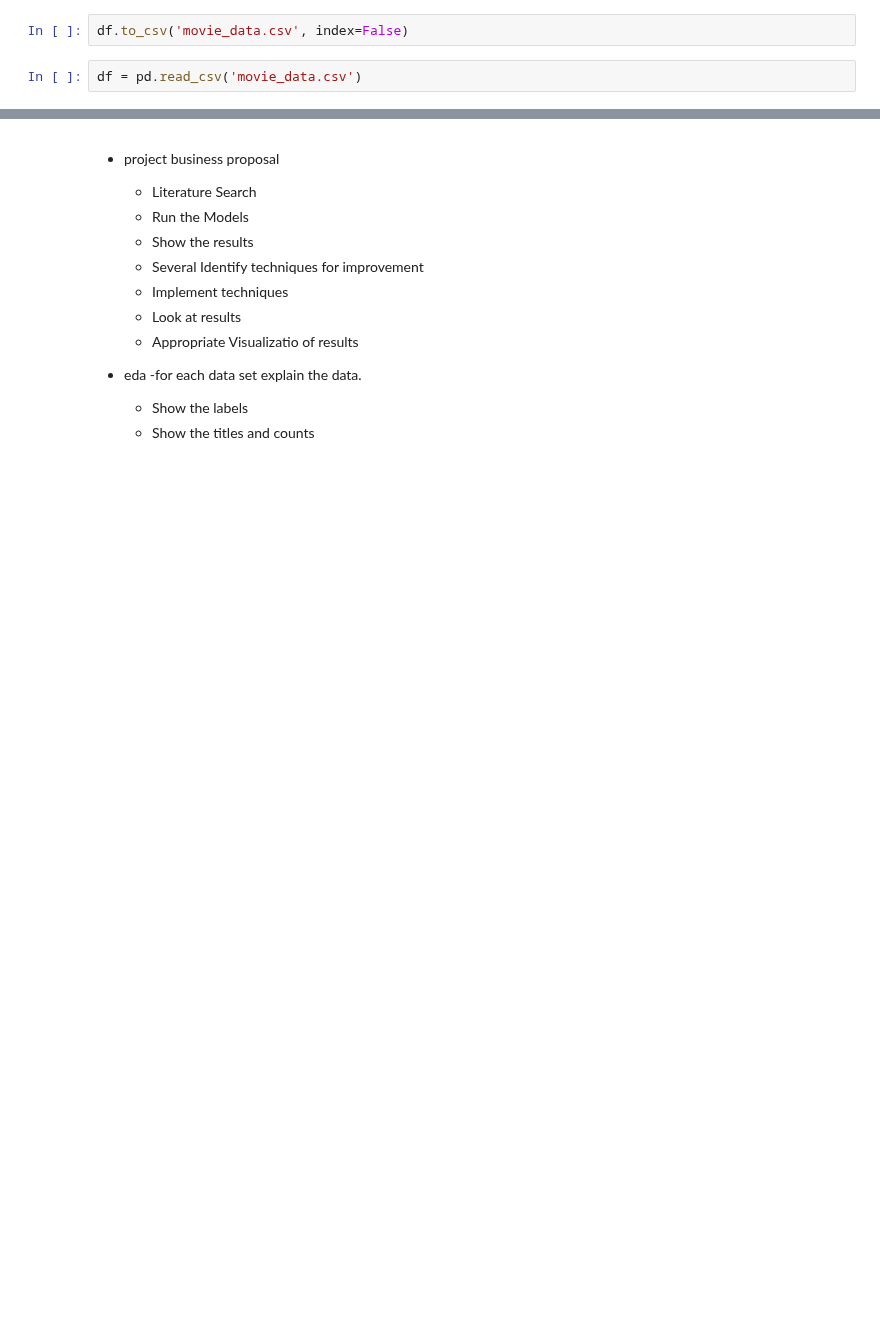
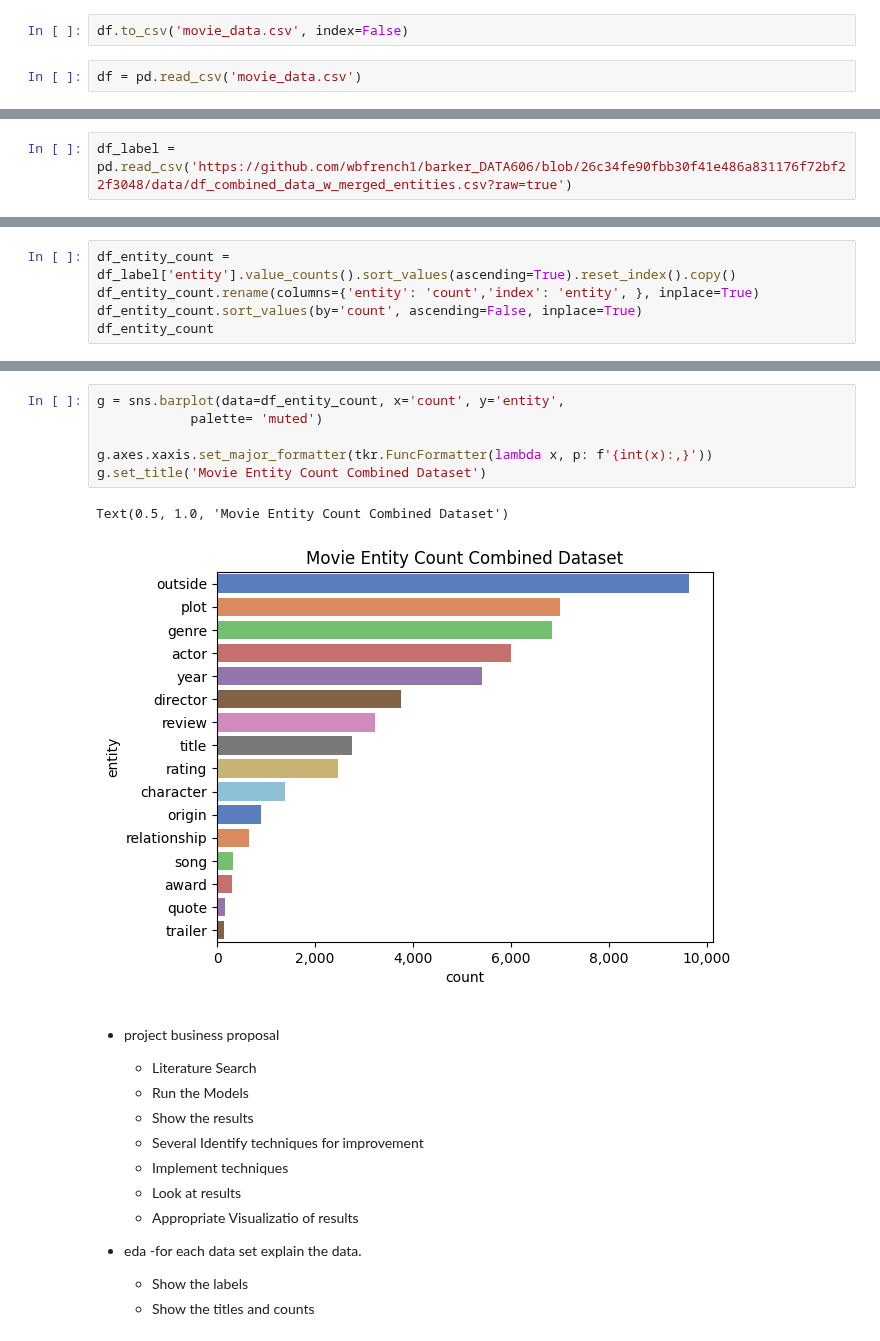
Before and after one commit to wbfrench1/barker_DATA606, a Jupyter notebook: src/proposal_eda.ipynb, the cells around one changed output, grey strips where cells are left out. Saved outputs shown, nothing was run; the diff lists cells and outputs as text; blank space fills up the shorter version.

Commit message:
Updated the Exploratory Data Analysis

```diff
--- a/src/proposal_eda.ipynb
+++ b/src/proposal_eda.ipynb
@@ -781,0 +908,2 @@ df = pd.read_csv('movie_data.csv')
+# %%
+df_label = pd.read_csv('https://github.com/wbfrench1/barker_DATA606/blob/26c34fe90fbb30f41e486a831176f72bf22f3048/data/df_combined_data_w_merged_entities.csv?raw=true')
@@ -781,0 +945,5 @@ df = pd.read_csv('movie_data.csv')
+# %%
+df_entity_count = df_label['entity'].value_counts().sort_values(ascending=True).reset_index().copy()
+df_entity_count.rename(columns={'entity': 'count','index': 'entity', }, inplace=True)
+df_entity_count.sort_values(by='count', ascending=False, inplace=True)
+df_entity_count
@@ -782,3 +968,12 @@ df = pd.read_csv('movie_data.csv')
+# %%
+g = sns.barplot(data=df_entity_count, x='count', y='entity',
+            palette= 'muted')
+
+g.axes.xaxis.set_major_formatter(tkr.FuncFormatter(lambda x, p: f'{int(x):,}'))
+g.set_title('Movie Entity Count Combined Dataset')
+# %% [output]
+Text(0.5, 1.0, 'Movie Entity Count Combined Dataset')
+[figure, added]
 # %% [markdown]
 - project business proposal
 
```
Also changed, not shown: parts of 21 cells of this notebook.
